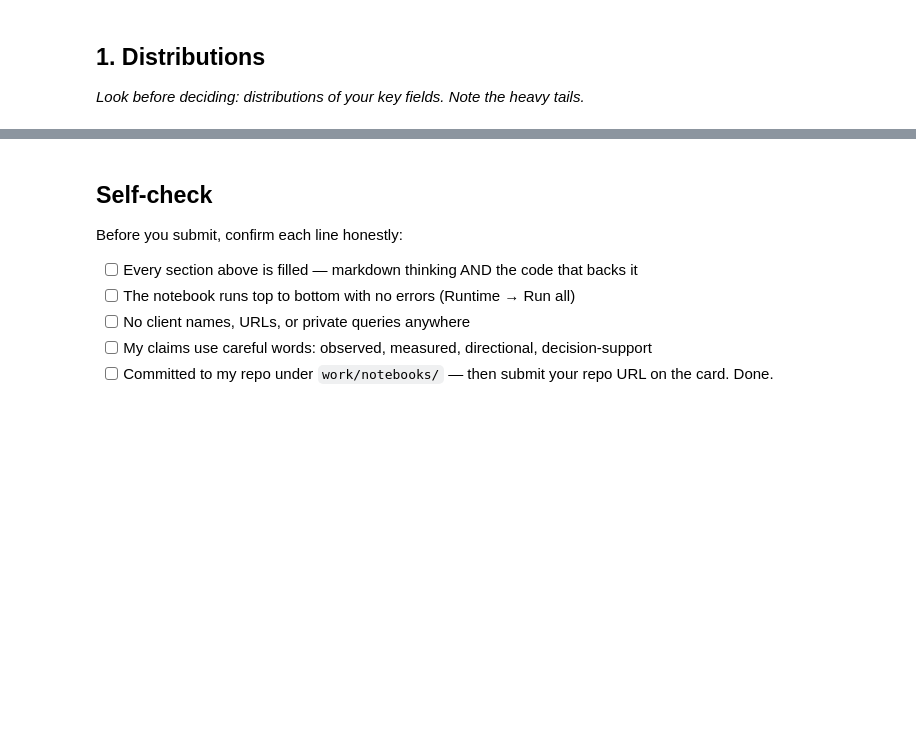
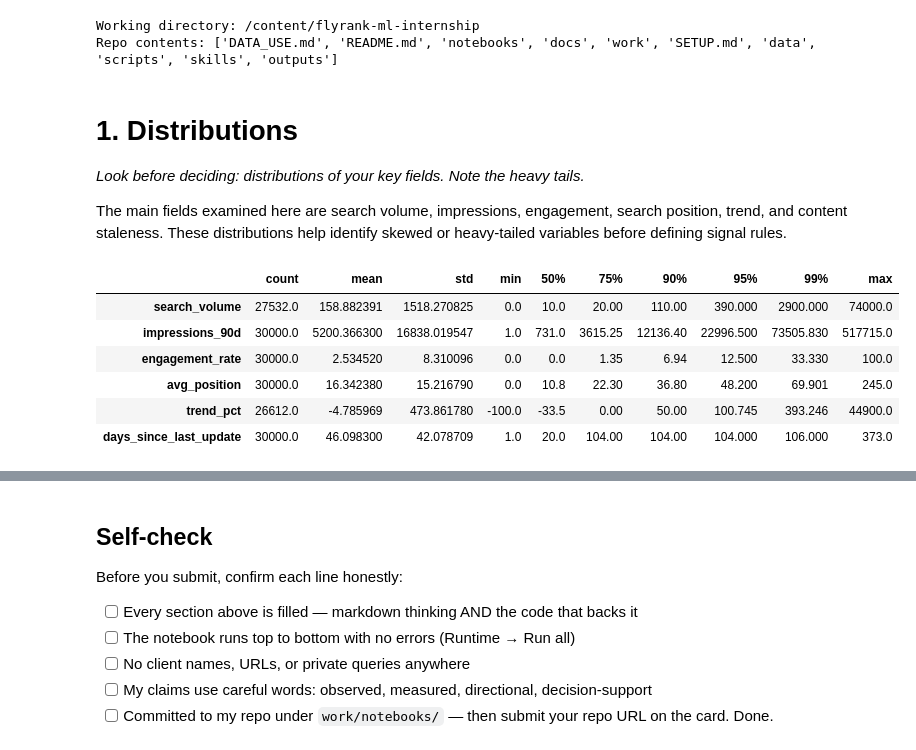
Before and after one commit to pr120107/flyrank-ml-internship, a Jupyter notebook: work/notebooks/w04_signal_audit.ipynb, the cells around one changed output, grey strips where cells are left out. Cells and saved outputs as stored; diff of their text form; code cells hidden in the pictures; blank space fills up the shorter version.

Commit message:
Week 4 signal audit notebook complete

```diff
--- a/work/notebooks/w04_signal_audit.ipynb
+++ b/work/notebooks/w04_signal_audit.ipynb
@@ -6,7 +6,55 @@
 This skeleton is yours to fill. Work the sections **in order** — each one has a one-line hint. Simple words, honest numbers.
 
 > Working with an AI assistant? Tell it to read `skills/README.md` first and load the one skill this assignment names on its card.
+# %%
+import os
+import subprocess
+import sys
+
+REPO_URL = "https://github.com/pr120107/flyrank-ml-internship.git"
+REPO_DIR = "/content/flyrank-ml-internship"
+
+# Clone the repo if it is not already available
+if not os.path.isdir(REPO_DIR):
+    subprocess.run(
+        ["git", "clone", REPO_URL, REPO_DIR],
+        check=True
+    )
+
+# Move into the repository
+os.chdir(REPO_DIR)
+
+print("Working directory:", os.getcwd())
+print("Repo contents:", os.listdir()[:10])
+# %% [output]
+Working directory: /content/flyrank-ml-internship
+Repo contents: ['DATA_USE.md', 'README.md', 'notebooks', 'docs', 'work', 'SETUP.md', 'data', 'scripts', 'skills', 'outputs']
 # %% [markdown]
-## 1. Distributions
+# **1. Distributions**
 
 *Look before deciding: distributions of your key fields. Note the heavy tails.*
+
+The main fields examined here are search volume, impressions, engagement, search position, trend, and content staleness. These distributions help identify skewed or heavy-tailed variables before defining signal rules.
+# %%
+distribution_summary = df[
+    [
+        "search_volume",
+        "impressions_90d",
+        "engagement_rate",
+        "avg_position",
+        "trend_pct",
+        "days_since_last_update"
+    ]
+].describe(
+    percentiles=[0.50, 0.75, 0.90, 0.95, 0.99]
+).T
+
+distribution_summary
+# %% [output]
+|  | count | mean | std | min | 50% | 75% | 90% | 95% | 99% | max |
+| search_volume | 27532.0 | 158.882391 | 1518.270825 | 0.0 | 10.0 | 20.00 | 110.00 | 390.000 | 2900.000 | 74000.0 |
+| impressions_90d | 30000.0 | 5200.366300 | 16838.019547 | 1.0 | 731.0 | 3615.25 | 12136.40 | 22996.500 | 73505.830 | 517715.0 |
+| engagement_rate | 30000.0 | 2.534520 | 8.310096 | 0.0 | 0.0 | 1.35 | 6.94 | 12.500 | 33.330 | 100.0 |
+| avg_position | 30000.0 | 16.342380 | 15.216790 | 0.0 | 10.8 | 22.30 | 36.80 | 48.200 | 69.901 | 245.0 |
+| trend_pct | 26612.0 | -4.785969 | 473.861780 | -100.0 | -33.5 | 0.00 | 50.00 | 100.745 | 393.246 | 44900.0 |
+| days_since_last_update | 30000.0 | 46.098300 | 42.078709 | 1.0 | 20.0 | 104.00 | 104.00 | 104.000 | 106.000 | 373.0 |
```
Also changed, not shown: parts of 9 cells of this notebook.
